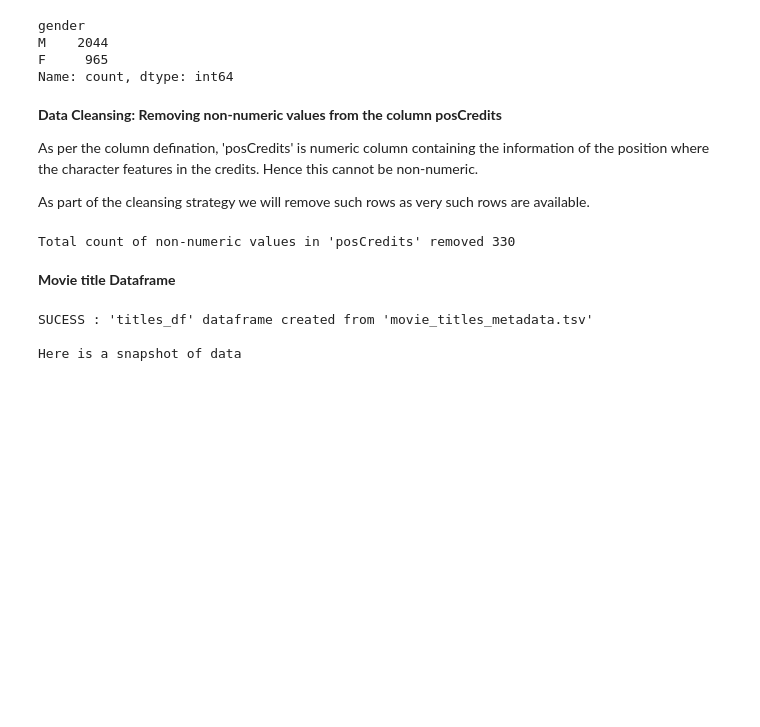
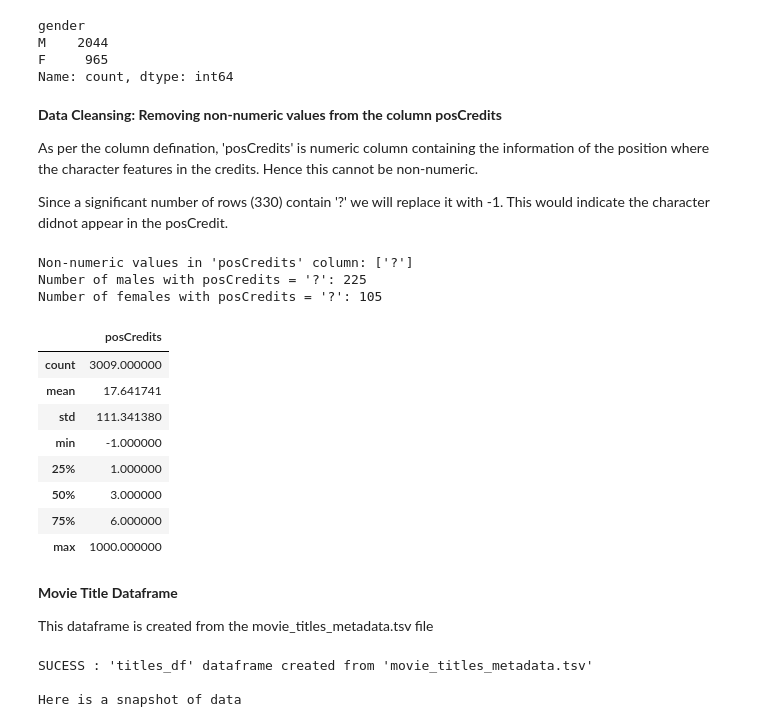
Before and after one commit to Sumitjh26997/CSS581-Final-Project, a Jupyter notebook: MLProject.ipynb, the cells around one changed output. Cells and saved outputs as stored; diff of their text form; code cells hidden in the pictures; blank space fills up the shorter version.

```diff
--- a/MLProject.ipynb
+++ b/MLProject.ipynb
@@ -145,18 +145,42 @@ Name: count, dtype: int64
 
 As per the column defination, 'posCredits' is  numeric column containing the information of the position where the character features in the credits. Hence this cannot be non-numeric.
 
-As part of the cleansing strategy we will remove such rows as very such rows are available.
+Since a significant number of rows (330) contain '?' we will replace it with -1. This would indicate the character didnot appear in the posCredit.
-# %%
-# Display the total count of non-numeric values
-non_numeric_count = pd.to_numeric(characters_df['posCredits'], errors='coerce').isna().sum()
-print("Total count of non-numeric values in 'posCredits' removed {}".format(non_numeric_count))
-
-# Remove rows with non-numeric values in the specified column
-characters_df = characters_df[pd.to_numeric(characters_df['posCredits'], errors='coerce').notna()]
-# %% [output]
-Total count of non-numeric values in 'posCredits' removed 330
-# %% [markdown]
-**Movie title Dataframe**
+# %%
+##Find the non-numeric value for posCredits column
+non_numeric_posCredits = characters_df.loc[~pd.to_numeric(characters_df['posCredits'], errors='coerce').notna(), 'posCredits'].unique()
+print("Non-numeric values in 'posCredits' column:", non_numeric_posCredits)
+
+
+#Examine the distribution of male & female with this junk data
+filtered_df = characters_df[characters_df['posCredits'] == '?']
+# Count the number of males and females
+male_count = filtered_df[filtered_df['gender'] == 'M'].shape[0]
+female_count = filtered_df[filtered_df['gender'] == 'F'].shape[0]
+
+print("Number of males with posCredits = '?':", male_count)
+print("Number of females with posCredits = '?':", female_count)
+# %% [output]
+Non-numeric values in 'posCredits' column: ['?']
+Number of males with posCredits = '?': 225
+Number of females with posCredits = '?': 105
+# %%
+characters_df['posCredits'] = characters_df['posCredits'].replace('?', -1).astype(int)
+characters_df.describe()
+# %% [output]
+|  | posCredits |
+| count | 3009.000000 |
+| mean | 17.641741 |
+| std | 111.341380 |
+| min | -1.000000 |
+| 25% | 1.000000 |
+| 50% | 3.000000 |
+| 75% | 6.000000 |
+| max | 1000.000000 |
+# %% [markdown]
+**Movie Title Dataframe**
+
+This dataframe is created from the movie_titles_metadata.tsv file
 # %%
 ##Creating the dataframe : titles_df
 
```
Also changed, not shown: parts of 15 cells of this notebook.
